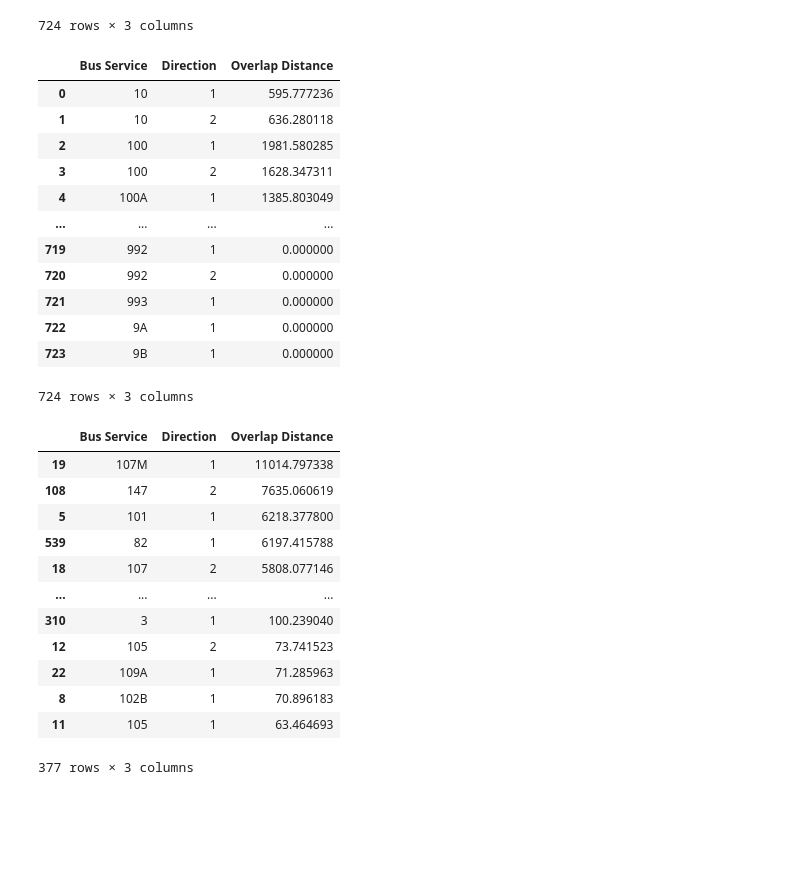
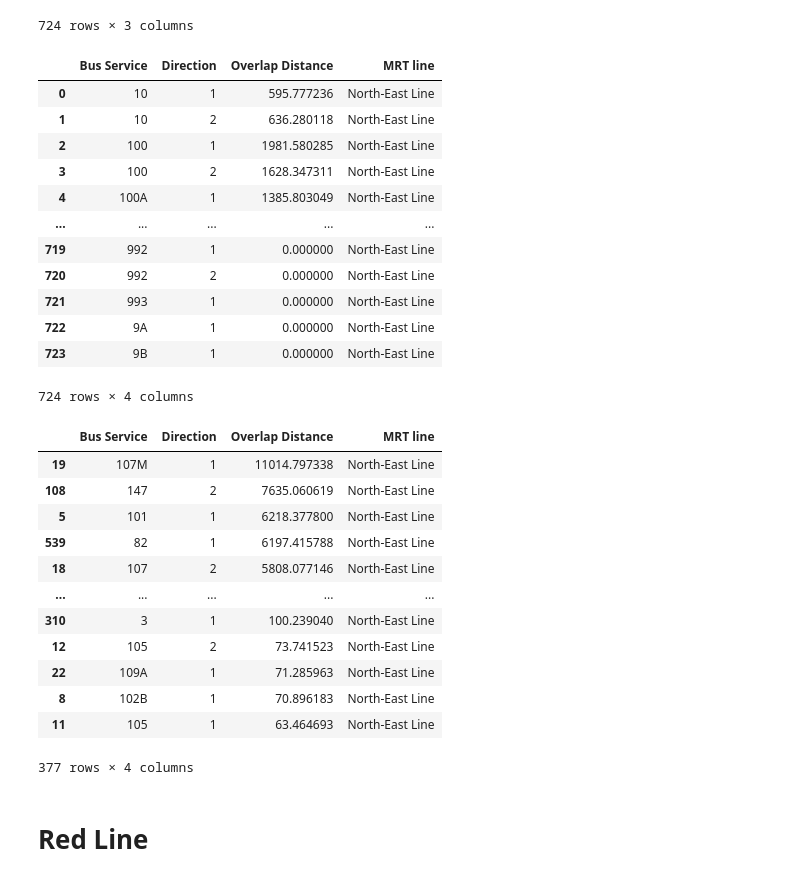
Before and after one commit to Yutingggggggg/dsa4264_geospatial, a Jupyter notebook: workingfiles/overlap_distance.ipynb, the cells around one changed output. Drawn from its saved outputs; the diff is of its cells as text; code cells hidden in the pictures; blank space fills up the shorter version.

```diff
--- a/workingfiles/overlap_distance.ipynb
+++ b/workingfiles/overlap_distance.ipynb
@@ -107,13 +142,15 @@ for i, route in tqdm(bus_routes_combined.iterrows()):
         overlap_distance_output.append({
             'Bus Service': route['ServiceNo'],
             'Direction': route['Direction'],
-            'Overlap Distance': 0
+            'Overlap Distance': 0,
+            'MRT line': 'Thomson-East Coast Line'
             })
     else:
         overlap_distance_output.append({
             'Bus Service': route['ServiceNo'],
             'Direction': route['Direction'],
-            'Overlap Distance': overlap.length
+            'Overlap Distance': overlap.length,
+            'MRT line': 'Thomson-East Coast Line'
             })
 
 overlap_distance = pd.DataFrame(overlap_distance_output)
@@ -231,13 +268,15 @@ for i, route in tqdm(bus_routes_combined.iterrows()):
         overlap_distance_output.append({
             'Bus Service': route['ServiceNo'],
             'Direction': route['Direction'],
-            'Overlap Distance': 0
+            'Overlap Distance': 0,
+            'MRT line': 'Downtown Line'
             })
     else:
         overlap_distance_output.append({
             'Bus Service': route['ServiceNo'],
             'Direction': route['Direction'],
-            'Overlap Distance': overlap.length
+            'Overlap Distance': overlap.length,
+            'MRT line': 'Downtown Line'
             })
 
 overlap_distance_blue = pd.DataFrame(overlap_distance_output)
@@ -356,56 +397,58 @@ bus_routes_combined
 # %%
 # calculate the overlapping distance of each bus route and the purple line
 buffer_distance = 150
 buffered_purple_line = purple_line_route.buffer(buffer_distance)
 
 overlap_distance_output = []
 
 for i, route in tqdm(bus_routes_combined.iterrows()):
     overlap = buffered_purple_line.intersection(route.geometry)
     if overlap.is_empty:
         overlap_distance_output.append({
             'Bus Service': route['ServiceNo'],
             'Direction': route['Direction'],
-            'Overlap Distance': 0
+            'Overlap Distance': 0,
+            'MRT line': 'North-East Line'
             })
     else:
         overlap_distance_output.append({
             'Bus Service': route['ServiceNo'],
             'Direction': route['Direction'],
-            'Overlap Distance': overlap.length
+            'Overlap Distance': overlap.length,
+            'MRT line': 'North-East Line'
             })
 
 overlap_distance_purple = pd.DataFrame(overlap_distance_output)
 overlap_distance_purple
 # %% [output]
-|  | Bus Service | Direction | Overlap Distance |
-| 0 | 10 | 1 | 595.777236 |
-| 1 | 10 | 2 | 636.280118 |
-| 2 | 100 | 1 | 1981.580285 |
-| 3 | 100 | 2 | 1628.347311 |
-| 4 | 100A | 1 | 1385.803049 |
-| ... | ... | ... | ... |
-| 719 | 992 | 1 | 0.000000 |
-| 720 | 992 | 2 | 0.000000 |
-| 721 | 993 | 1 | 0.000000 |
-| 722 | 9A | 1 | 0.000000 |
-| 723 | 9B | 1 | 0.000000 |
+|  | Bus Service | Direction | Overlap Distance | MRT line |
+| 0 | 10 | 1 | 595.777236 | North-East Line |
+| 1 | 10 | 2 | 636.280118 | North-East Line |
+| 2 | 100 | 1 | 1981.580285 | North-East Line |
+| 3 | 100 | 2 | 1628.347311 | North-East Line |
+| 4 | 100A | 1 | 1385.803049 | North-East Line |
+| ... | ... | ... | ... | ... |
+| 719 | 992 | 1 | 0.000000 | North-East Line |
+| 720 | 992 | 2 | 0.000000 | North-East Line |
+| 721 | 993 | 1 | 0.000000 | North-East Line |
+| 722 | 9A | 1 | 0.000000 | North-East Line |
+| 723 | 9B | 1 | 0.000000 | North-East Line |
-724 rows × 3 columns
+724 rows × 4 columns
 # %%
 # filter bus routes with overlap with purple line
 bus_routes_overlap_purple = overlap_distance_purple[overlap_distance_purple['Overlap Distance'] > 0].sort_values(by = 'Overlap Distance', ascending = False)
 bus_routes_overlap_purple
 # %% [output]
-|  | Bus Service | Direction | Overlap Distance |
-| 19 | 107M | 1 | 11014.797338 |
-| 108 | 147 | 2 | 7635.060619 |
-| 5 | 101 | 1 | 6218.377800 |
-| 539 | 82 | 1 | 6197.415788 |
-| 18 | 107 | 2 | 5808.077146 |
-| ... | ... | ... | ... |
-| 310 | 3 | 1 | 100.239040 |
-| 12 | 105 | 2 | 73.741523 |
-| 22 | 109A | 1 | 71.285963 |
-| 8 | 102B | 1 | 70.896183 |
-| 11 | 105 | 1 | 63.464693 |
+|  | Bus Service | Direction | Overlap Distance | MRT line |
+| 19 | 107M | 1 | 11014.797338 | North-East Line |
+| 108 | 147 | 2 | 7635.060619 | North-East Line |
+| 5 | 101 | 1 | 6218.377800 | North-East Line |
+| 539 | 82 | 1 | 6197.415788 | North-East Line |
+| 18 | 107 | 2 | 5808.077146 | North-East Line |
+| ... | ... | ... | ... | ... |
+| 310 | 3 | 1 | 100.239040 | North-East Line |
+| 12 | 105 | 2 | 73.741523 | North-East Line |
+| 22 | 109A | 1 | 71.285963 | North-East Line |
+| 8 | 102B | 1 | 70.896183 | North-East Line |
+| 11 | 105 | 1 | 63.464693 | North-East Line |
-377 rows × 3 columns
+377 rows × 4 columns
@@ -411,0 +457,2 @@ bus_routes_overlap_purple
+# %% [markdown]
+# Red Line
```
Also changed, not shown: parts of 17 cells of this notebook.
